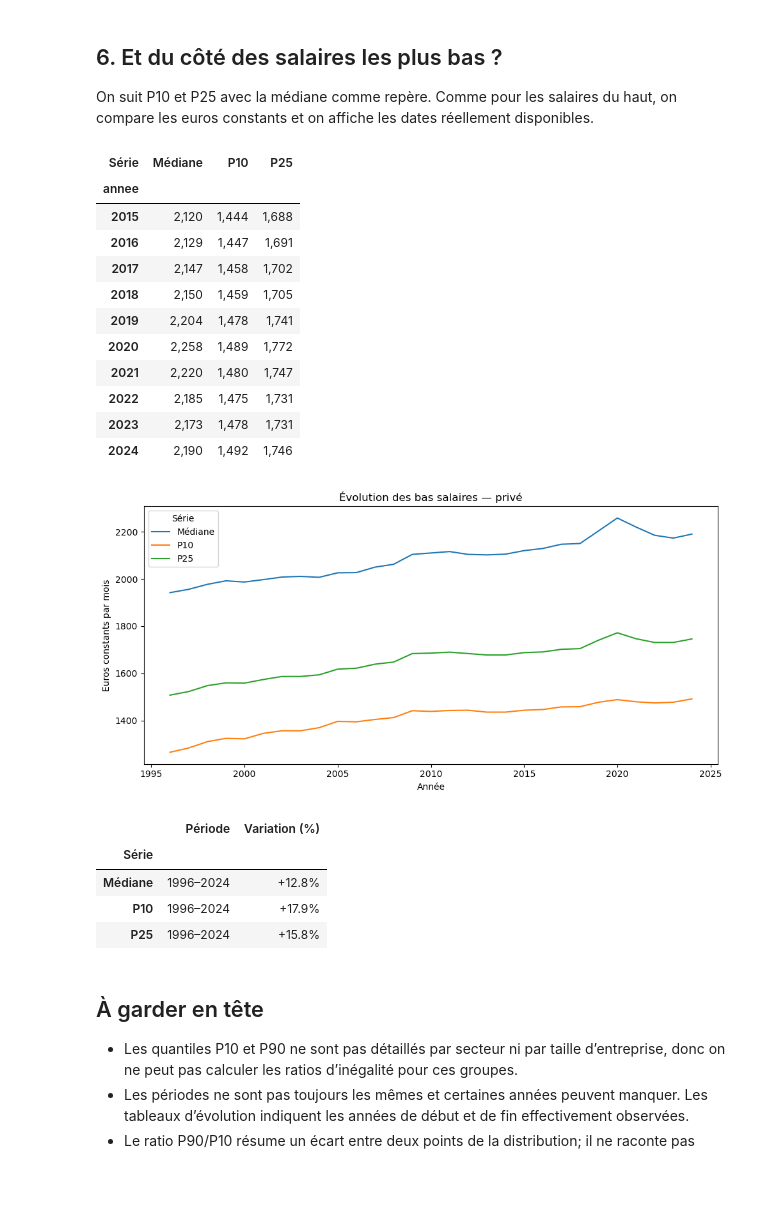
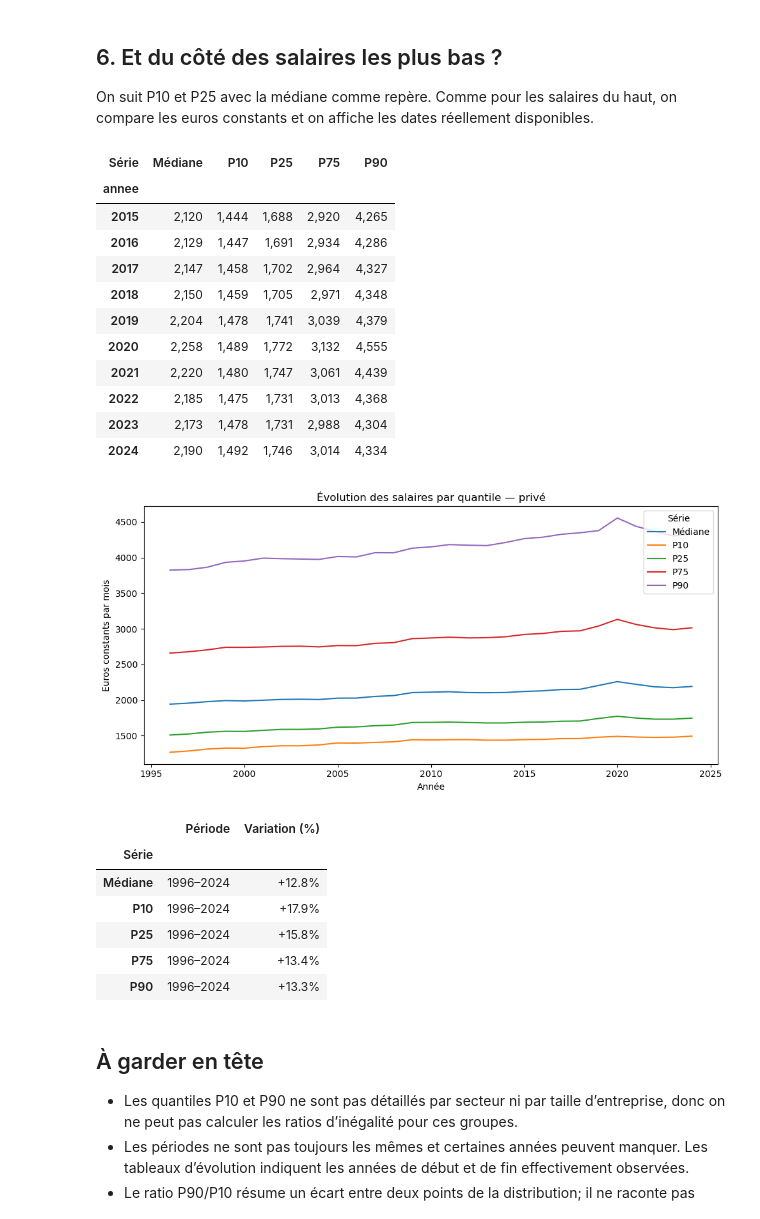
Before and after one commit to YanisY-stack/ProjetPython, a Jupyter notebook: Statistiques_descriptives.ipynb, the cells around one changed output. Cells and saved outputs as stored; diff of their text form; code cells hidden in the pictures; blank space fills up the shorter version.

```diff
--- a/Statistiques_descriptives.ipynb
+++ b/Statistiques_descriptives.ipynb
@@ -41,6 +41,7 @@ P10 = '10e centile (D1 - 10% gagnent moins)'
 P25 = '1er quartile (Q1 - 25% gagnent moins)'
 P50 = 'Médiane (50% gagnent moins/plus)'
 P90 = '90e centile (D9 - 10% gagnent plus)'
+P75 = '3e quartile (Q3 - 75% gagnent moins)'
 P95 = '95e centile (Top 5%)'
 P99 = '99e centile (Top 1%)'
 
@@ -488,42 +487,46 @@ On suit P10 et P25 avec la médiane comme repère. Comme pour les salaires du ha
 # %%
 series_bas = pd.concat(
     [
         serie_quantile(prive, P10, 'P10'),
         serie_quantile(prive, P25, 'P25'),
         serie_quantile(prive, P50, 'Médiane'),
+        serie_quantile(prive, P75, 'P75'),
+        serie_quantile(prive, P90, 'P90'),
     ],
     ignore_index=True,
 )
 
 pivot_bas = series_bas.pivot(index='annee', columns='Série', values='Salaire (€ constants)')
 display(pivot_bas.tail(10).style.format('{:,.0f}'))
 pivot_bas.plot(figsize=(10, 5))
-plt.title('Évolution des bas salaires — privé')
+plt.title('Évolution des salaires par quantile — privé')
 plt.xlabel('Année')
 plt.ylabel('Euros constants par mois')
 plt.tight_layout()
 plt.show()
 
 display(bilan_evolution(series_bas).style.format({'Début (€)': '{:,.0f}', 'Fin (€)': '{:,.0f}', 'Variation (%)': '{:+.1f}%'}))
 # %% [output]
-| Série | Médiane | P10 | P25 |
-| annee |  |  |  |
-| 2015 | 2,120 | 1,444 | 1,688 |
-| 2016 | 2,129 | 1,447 | 1,691 |
-| 2017 | 2,147 | 1,458 | 1,702 |
-| 2018 | 2,150 | 1,459 | 1,705 |
-| 2019 | 2,204 | 1,478 | 1,741 |
-| 2020 | 2,258 | 1,489 | 1,772 |
-| 2021 | 2,220 | 1,480 | 1,747 |
-| 2022 | 2,185 | 1,475 | 1,731 |
-| 2023 | 2,173 | 1,478 | 1,731 |
-| 2024 | 2,190 | 1,492 | 1,746 |
+| Série | Médiane | P10 | P25 | P75 | P90 |
+| annee |  |  |  |  |  |
+| 2015 | 2,120 | 1,444 | 1,688 | 2,920 | 4,265 |
+| 2016 | 2,129 | 1,447 | 1,691 | 2,934 | 4,286 |
+| 2017 | 2,147 | 1,458 | 1,702 | 2,964 | 4,327 |
+| 2018 | 2,150 | 1,459 | 1,705 | 2,971 | 4,348 |
+| 2019 | 2,204 | 1,478 | 1,741 | 3,039 | 4,379 |
+| 2020 | 2,258 | 1,489 | 1,772 | 3,132 | 4,555 |
+| 2021 | 2,220 | 1,480 | 1,747 | 3,061 | 4,439 |
+| 2022 | 2,185 | 1,475 | 1,731 | 3,013 | 4,368 |
+| 2023 | 2,173 | 1,478 | 1,731 | 2,988 | 4,304 |
+| 2024 | 2,190 | 1,492 | 1,746 | 3,014 | 4,334 |
-[figure, old version]
+[figure, new version]
 |  | Période | Variation (%) |
 | Série |  |  |
 | Médiane | 1996–2024 | +12.8% |
 | P10 | 1996–2024 | +17.9% |
 | P25 | 1996–2024 | +15.8% |
+| P75 | 1996–2024 | +13.4% |
+| P90 | 1996–2024 | +13.3% |
 # %% [markdown]
 ## À garder en tête
 
```
Also changed, not shown: parts of 2 cells of this notebook.
